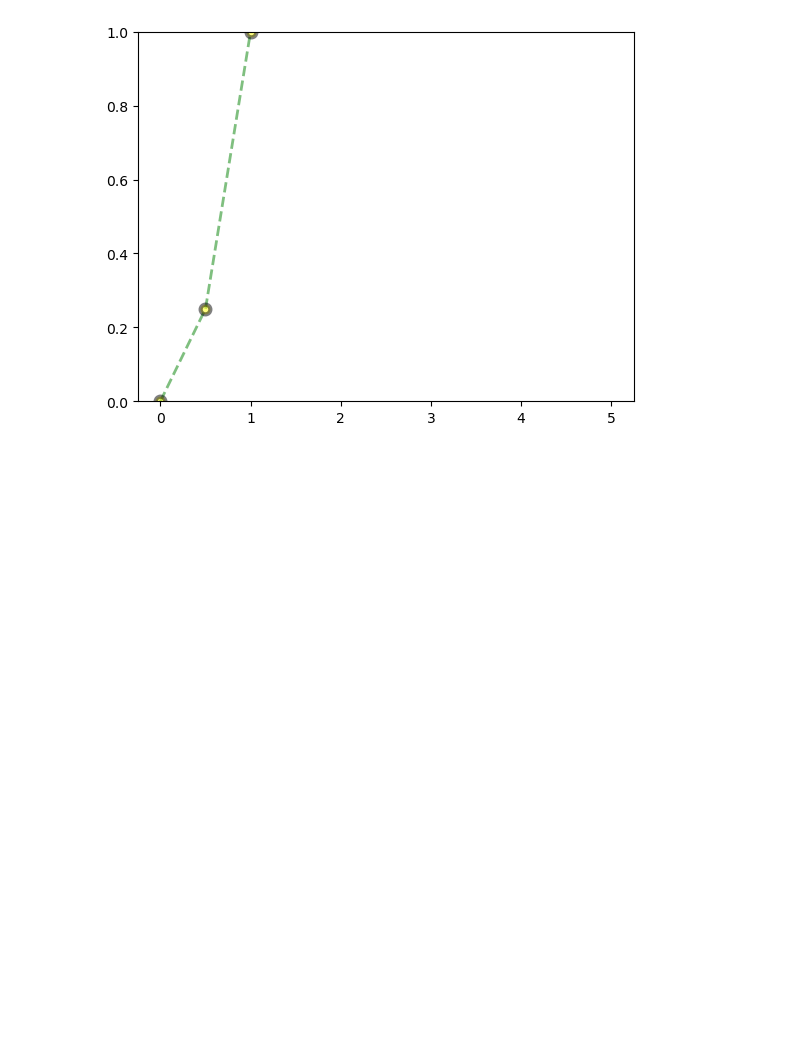
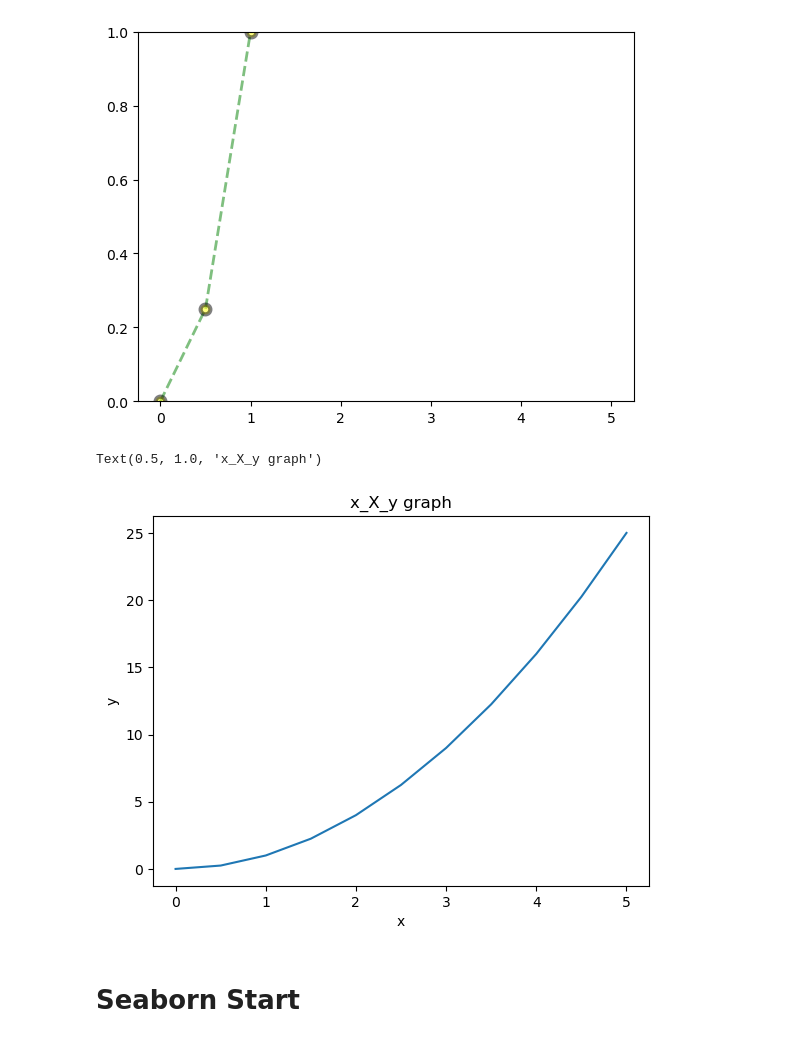
Before and after one commit to shabad023/Revising_Data_Science, a Jupyter notebook: LearnDataSci.ipynb, the cells around one changed output. Cells and saved outputs as stored; diff of their text form; code cells hidden in the pictures; blank space fills up the shorter version.

Commit message:
Seaborn Completed

```diff
--- a/LearnDataSci.ipynb
+++ b/LearnDataSci.ipynb
@@ -1607,0 +1613,14 @@ ax.set_ylim([0,1])
+# %%
+x=[0. , 0.5, 1. , 1.5, 2. , 2.5, 3. , 3.5, 4. , 4.5, 5. ]
+# %%
+y=[ 0.  ,  0.25,  1.  ,  2.25,  4.  ,  6.25,  9.  , 12.25, 16.  ,
+       20.25, 25]
+# %%
+fig,ax=plt.subplots()
+ax.plot(x,y)
+ax.set_xlabel('x')
+ax.set_ylabel('y')
+ax.set_title('x_X_y graph')
+# %% [output]
+Text(0.5, 1.0, 'x_X_y graph')
+[figure, added]
@@ -1607,0 +1630,2 @@ ax.set_ylim([0,1])
+# %% [markdown]
+# Seaborn Start
```
Also changed, not shown: parts of 72 cells of this notebook.
